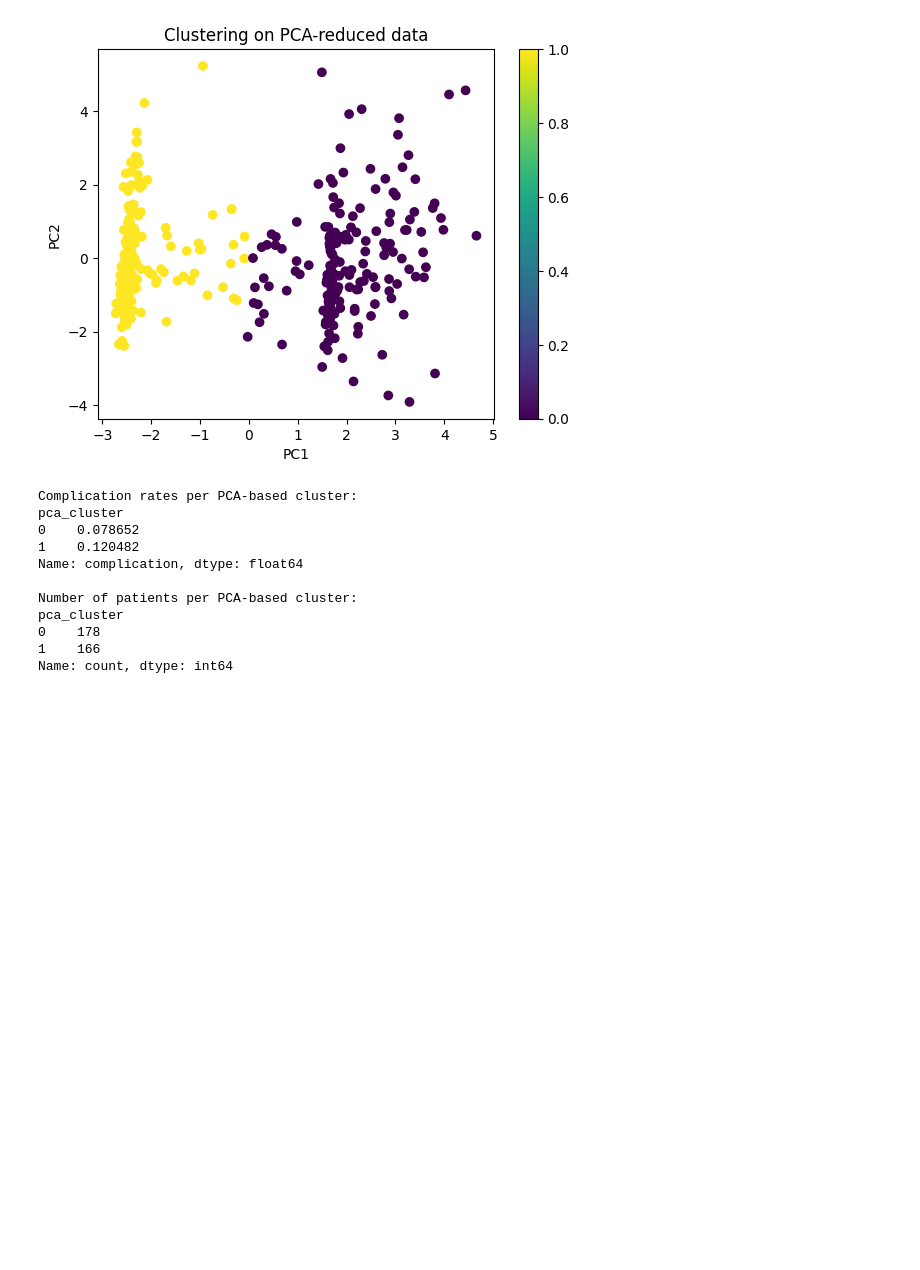
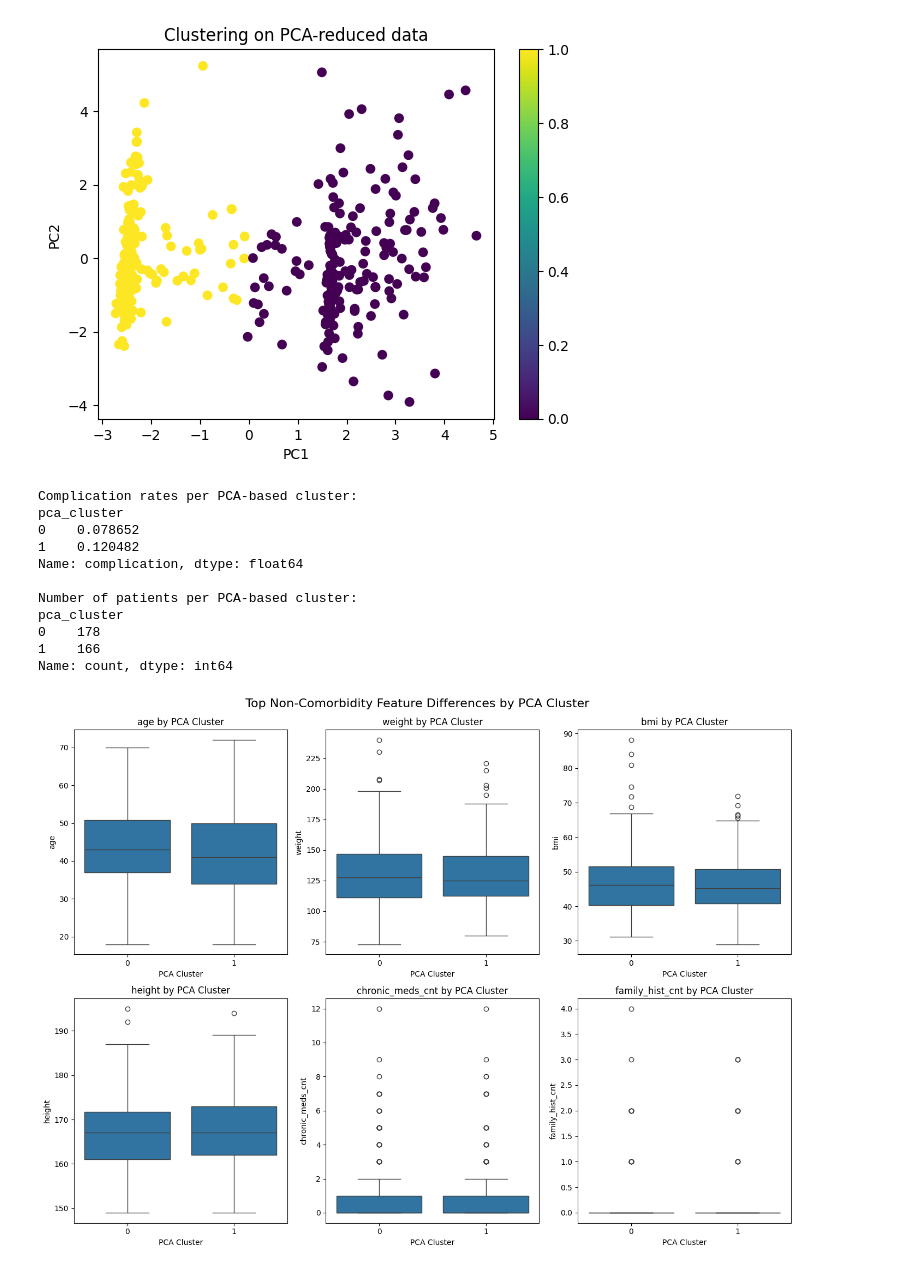
Before and after one commit to DeMeyerRobin/IndustryProject-BariatricSurgeryG1, a Jupyter notebook: ROB_clusters.ipynb, the cells around one changed output. Drawn from its saved outputs; the diff is of its cells as text; code cells hidden in the pictures; blank space fills up the shorter version.

Commit message:
final_clusters

```diff
--- a/ROB_clusters.ipynb
+++ b/ROB_clusters.ipynb
@@ -272,3 +272,31 @@ pca_cluster
 0    178
 1    166
 Name: count, dtype: int64
+# %%
+import seaborn as sns
+import matplotlib.pyplot as plt
+
+# Add cluster labels if not already present
+core_X_data['pca_cluster'] = clusters_pca
+
+# Select numeric features and exclude comorbidities
+numeric_cols = core_X_data.select_dtypes(include=['int64', 'float64']).columns
+non_comorb_cols = [col for col in numeric_cols if not col.startswith('CM_') and col not in ['pca_cluster', 'complication']]
+
+# Calculate mean difference between clusters
+mean_diffs = core_X_data.groupby('pca_cluster')[non_comorb_cols].mean().diff().iloc[-1].abs()
+top_features = mean_diffs.sort_values(ascending=False).head(6).index.tolist()
+
+# Plot
+plt.figure(figsize=(14, 10))
+for i, feature in enumerate(top_features, 1):
+    plt.subplot(2, 3, i)
+    sns.boxplot(data=core_X_data, x='pca_cluster', y=feature)
+    plt.title(f'{feature} by PCA Cluster')
+    plt.xlabel('PCA Cluster')
+    plt.tight_layout()
+
+plt.suptitle("Top Non-Comorbidity Feature Differences by PCA Cluster", fontsize=16, y=1.02)
+plt.show()
+# %% [output]
+[figure, added]
```
Also changed, not shown: parts of 1 cell of this notebook.
